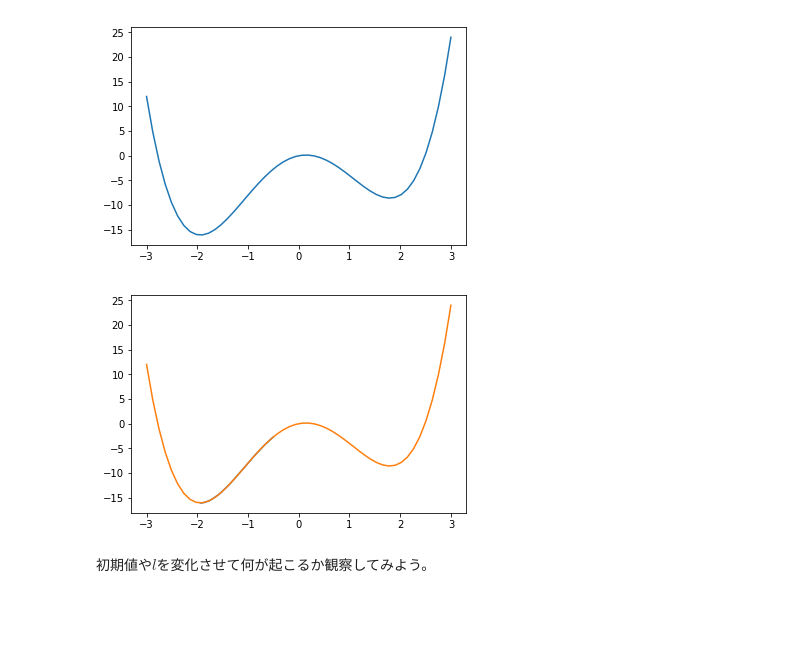
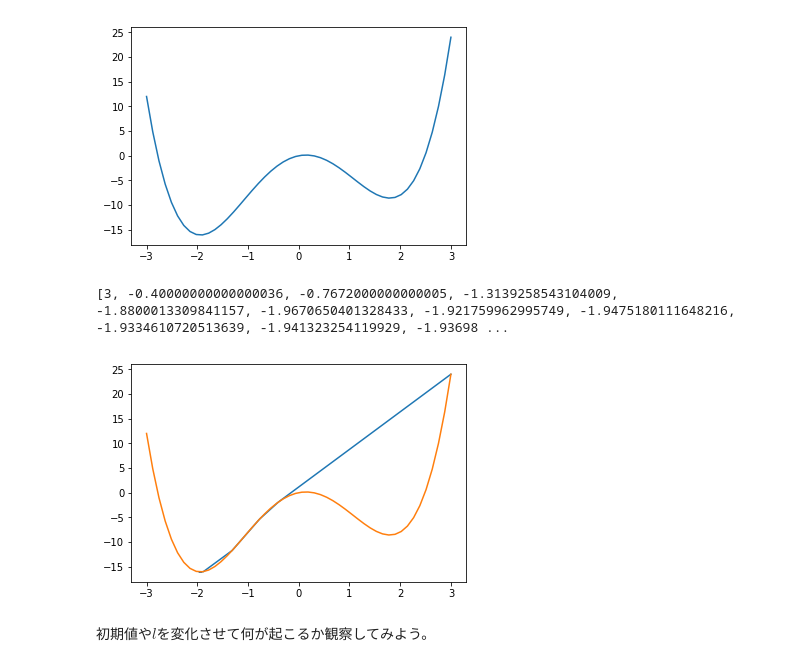
Before and after one commit to hidehiro98/pyML, a Jupyter notebook: optimization.ipynb, the cells around one changed output. Drawn from its saved outputs; the diff is of its cells as text; code cells hidden in the pictures; blank space fills up the shorter version.

```diff
--- a/optimization.ipynb
+++ b/optimization.ipynb
@@ -173,17 +177,22 @@ plt.show()
 # %%
 def df(x):
     return 4*x**3-14*x+2
-l=.02
-x=[-0.5]
-for n in range(10000):
+l=.05
+x=[3]
+
+for n in range(10):
     x.append(x[n]-l*df(x[n]))
+
+print(x)
+
 plt.plot(x,[f(i) for i in x])
 x=np.linspace(-3,3)
 y=[f(z) for z in x]
 plt.plot(x,y)
 plt.show()
 # %% [output]
+[3, -0.40000000000000036, -0.7672000000000005, -1.3139258543104009, -1.8800013309841157, -1.9670650401328433, -1.921759962995749, -1.9475180111648216, -1.9334610720513639, -1.941323254119929, -1.93698 ...
-[figure, old version]
+[figure, new version]
 # %% [markdown]
 初期値や$l$を変化させて何が起こるか観察してみよう。
 # %% [markdown]
```
Also changed, not shown: parts of 3 cells of this notebook, 5 other files.
